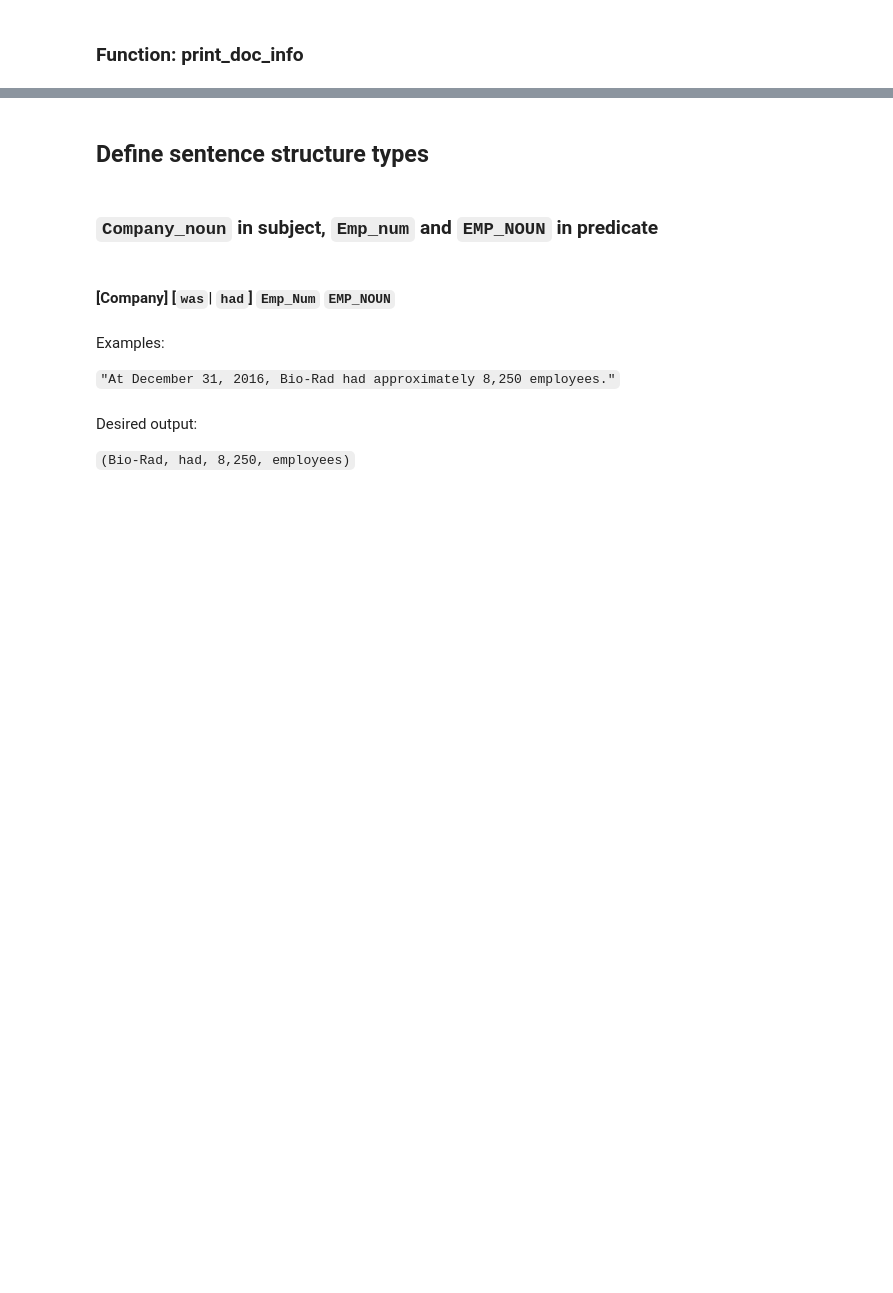
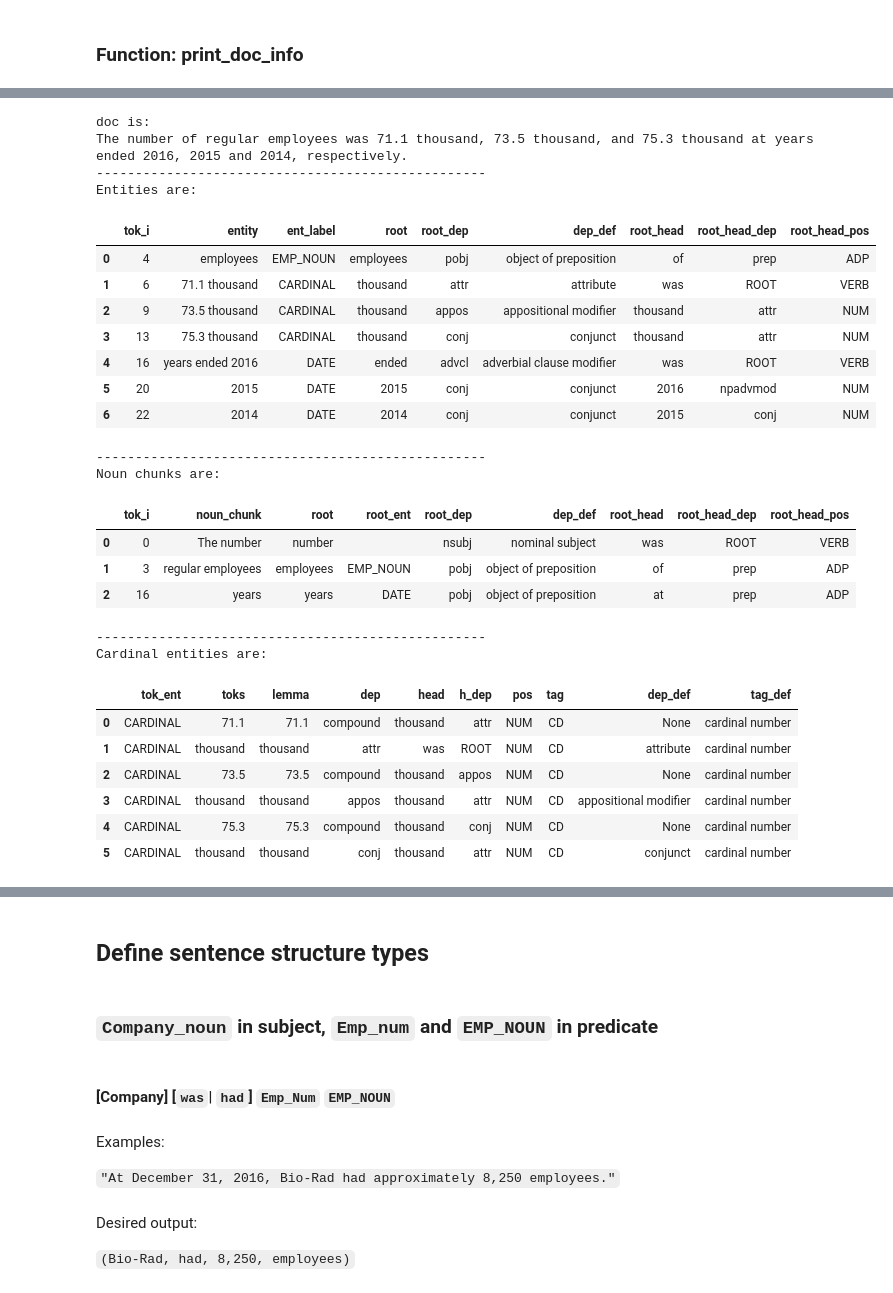
Before and after one commit to JarrodAJ/sec_employee_information_extraction, a Jupyter notebook: 4_Define_SpaCy_NER.ipynb, the cells around one changed output, grey strips where cells are left out. Drawn from its saved outputs; the diff is of its cells as text; code cells hidden in the pictures; blank space fills up the shorter version.

```diff
--- a/4_Define_SpaCy_NER.ipynb
+++ b/4_Define_SpaCy_NER.ipynb
@@ -357,0 +555,30 @@ def print_doc_info(doc):
+# %%
+print_doc_info(thousands_sent_doc)
+# %% [output]
+doc is:
+The number of regular employees was 71.1 thousand, 73.5 thousand, and 75.3 thousand at years ended 2016, 2015 and 2014, respectively.
+--------------------------------------------------
+Entities are:
+|  | tok_i | entity | ent_label | root | root_dep | dep_def | root_head | root_head_dep | root_head_pos |
+| 0 | 4 | employees | EMP_NOUN | employees | pobj | object of preposition | of | prep | ADP |
+| 1 | 6 | 71.1 thousand | CARDINAL | thousand | attr | attribute | was | ROOT | VERB |
+| 2 | 9 | 73.5 thousand | CARDINAL | thousand | appos | appositional modifier | thousand | attr | NUM |
+| 3 | 13 | 75.3 thousand | CARDINAL | thousand | conj | conjunct | thousand | attr | NUM |
+| 4 | 16 | years ended 2016 | DATE | ended | advcl | adverbial clause modifier | was | ROOT | VERB |
+| 5 | 20 | 2015 | DATE | 2015 | conj | conjunct | 2016 | npadvmod | NUM |
+| 6 | 22 | 2014 | DATE | 2014 | conj | conjunct | 2015 | conj | NUM |
+--------------------------------------------------
+Noun chunks are:
+|  | tok_i | noun_chunk | root | root_ent | root_dep | dep_def | root_head | root_head_dep | root_head_pos |
+| 0 | 0 | The number | number |  | nsubj | nominal subject | was | ROOT | VERB |
+| 1 | 3 | regular employees | employees | EMP_NOUN | pobj | object of preposition | of | prep | ADP |
+| 2 | 16 | years | years | DATE | pobj | object of preposition | at | prep | ADP |
+--------------------------------------------------
+Cardinal entities are:
+|  | tok_ent | toks | lemma | dep | head | h_dep | pos | tag | dep_def | tag_def |
+| 0 | CARDINAL | 71.1 | 71.1 | compound | thousand | attr | NUM | CD | None | cardinal number |
+| 1 | CARDINAL | thousand | thousand | attr | was | ROOT | NUM | CD | attribute | cardinal number |
+| 2 | CARDINAL | 73.5 | 73.5 | compound | thousand | appos | NUM | CD | None | cardinal number |
+| 3 | CARDINAL | thousand | thousand | appos | thousand | attr | NUM | CD | appositional modifier | cardinal number |
+| 4 | CARDINAL | 75.3 | 75.3 | compound | thousand | conj | NUM | CD | None | cardinal number |
+| 5 | CARDINAL | thousand | thousand | conj | thousand | attr | NUM | CD | conjunct | cardinal number |
```
Also changed, not shown: parts of 55 cells of this notebook, 2 other files.
